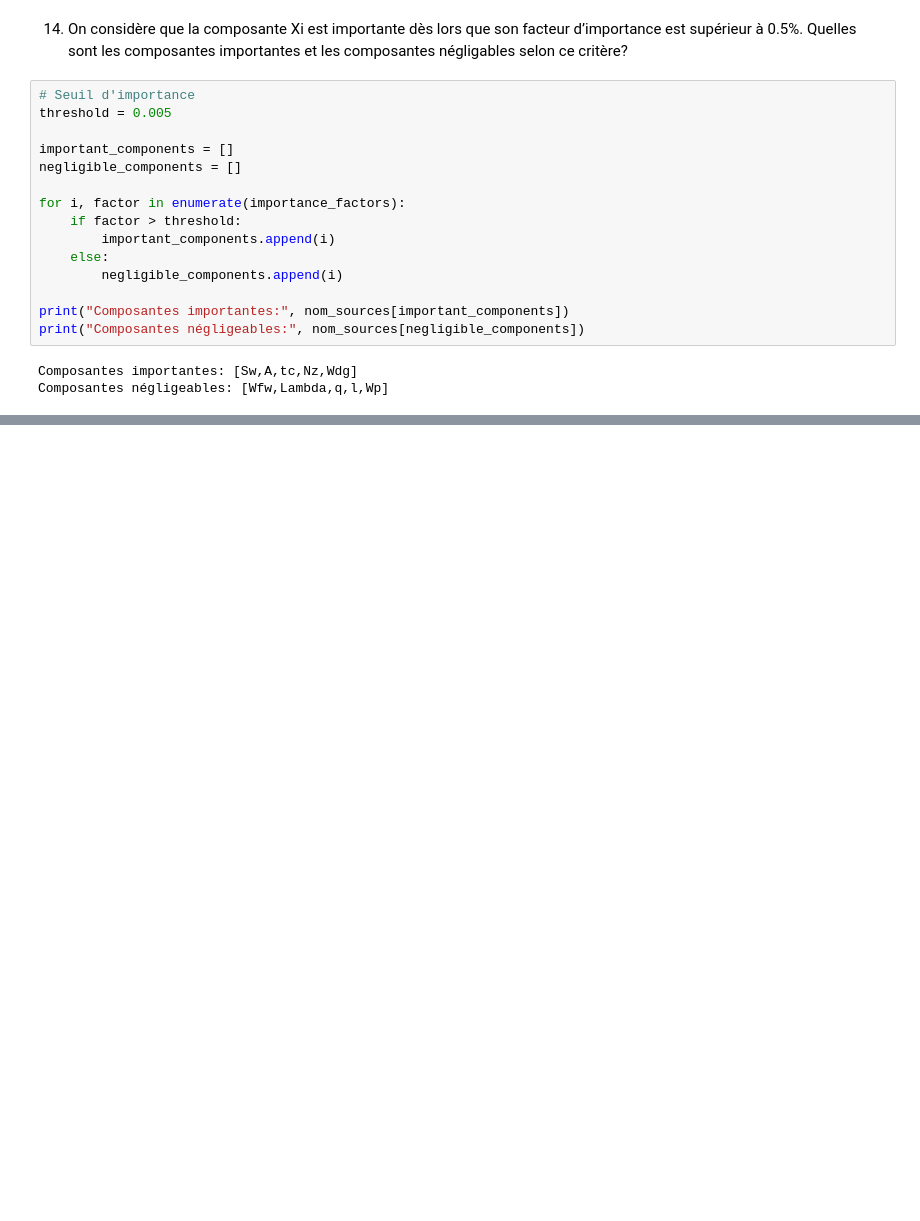
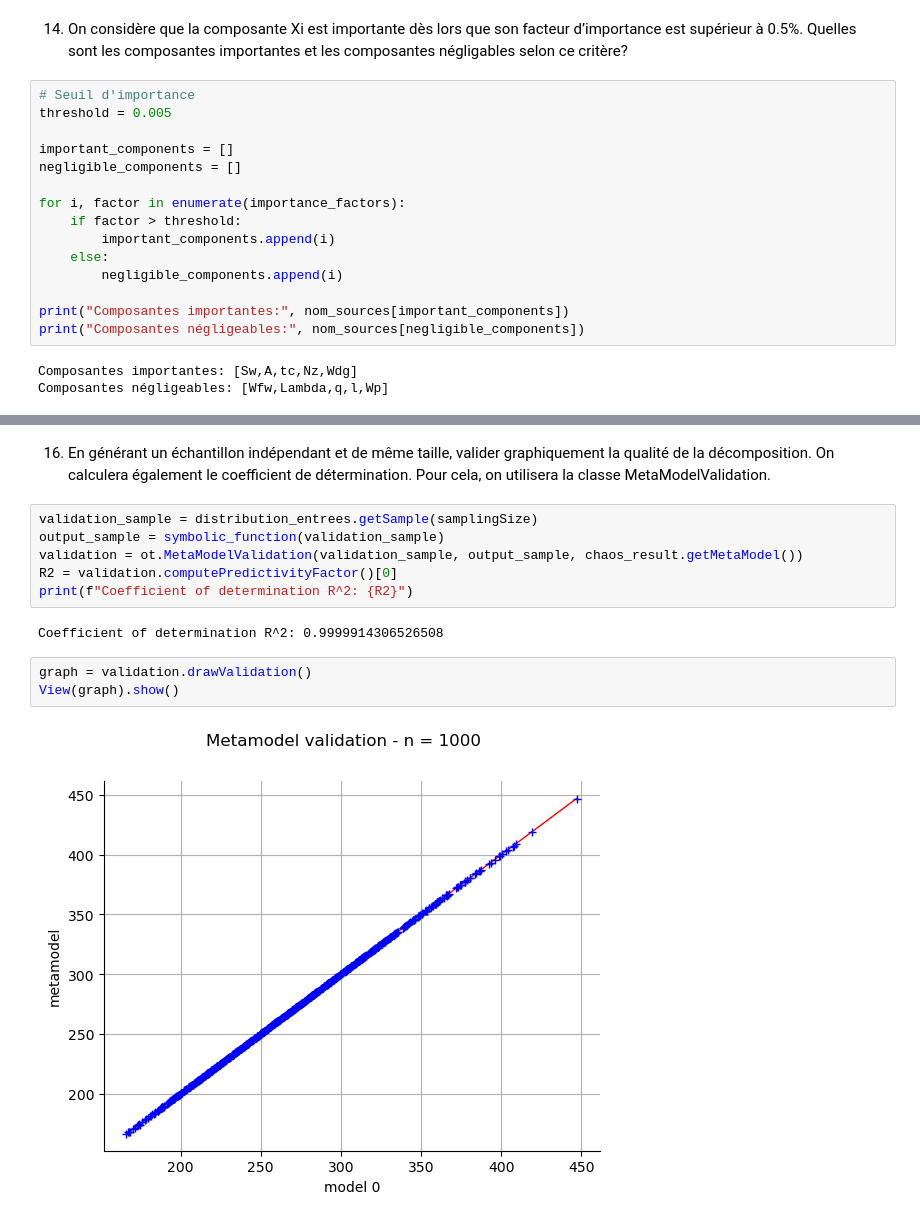
Before and after one commit to Abdellah-Laassairi/QI-mass-model-wing-aircraft, a Jupyter notebook: notebook.ipynb, the cells around one changed output, grey strips where cells are left out. Saved outputs shown, nothing was run; the diff lists cells and outputs as text; blank space fills up the shorter version.

```diff
--- a/notebook.ipynb
+++ b/notebook.ipynb
@@ -258,0 +306,17 @@ Composantes négligeables: [Wfw,Lambda,q,l,Wp]
+# %% [markdown]
+16. En générant un échantillon indépendant et de même taille, valider graphiquement la qualité
+de la décomposition. On calculera également le coefficient de détermination. Pour cela, on
+utilisera la classe MetaModelValidation.
+# %%
+validation_sample = distribution_entrees.getSample(samplingSize)
+output_sample = symbolic_function(validation_sample)
+validation = ot.MetaModelValidation(validation_sample, output_sample, chaos_result.getMetaModel())
+R2 = validation.computePredictivityFactor()[0]
+print(f"Coefficient of determination R^2: {R2}")
+# %% [output]
+Coefficient of determination R^2: 0.9999914306526508
+# %%
+graph = validation.drawValidation()
+View(graph).show()
+# %% [output]
+[figure, added]
```
Also changed, not shown: parts of 14 cells of this notebook.
